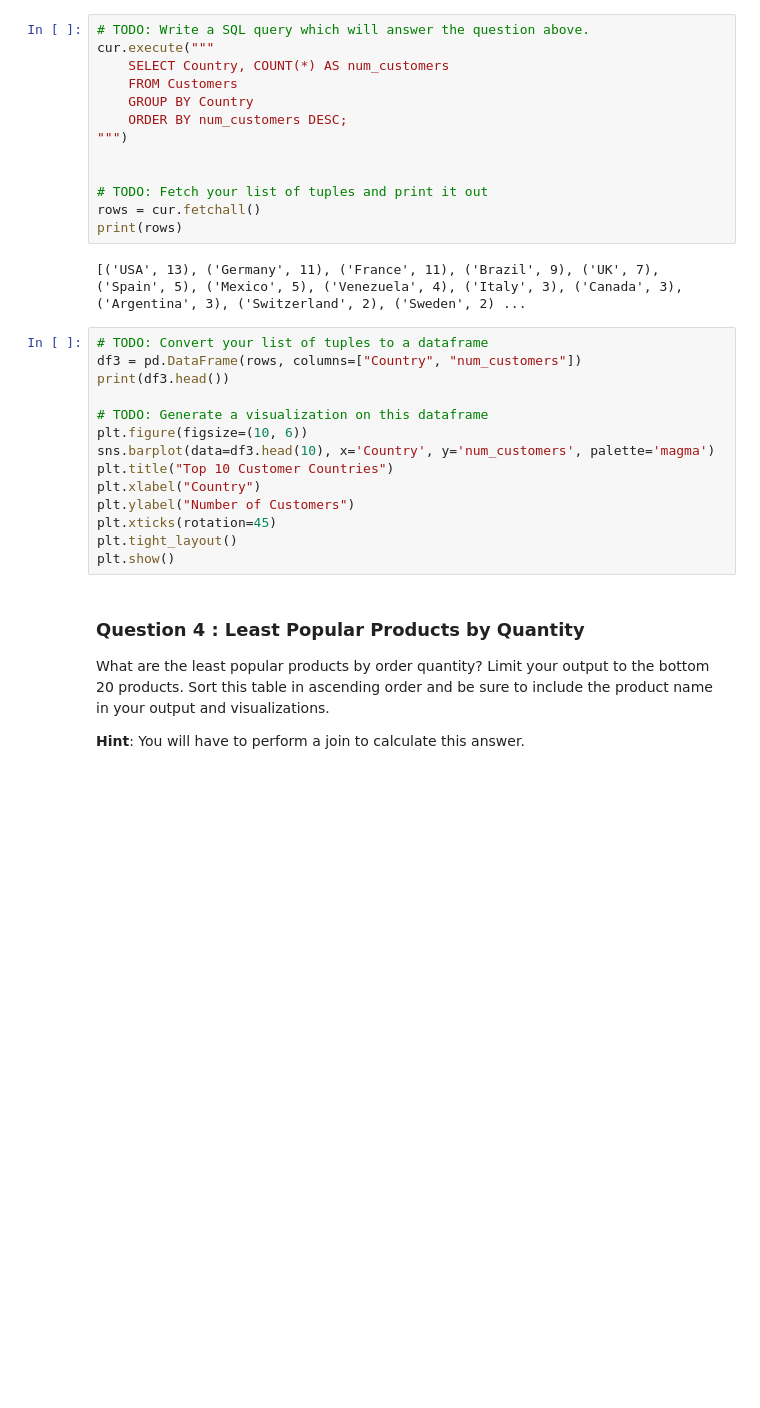
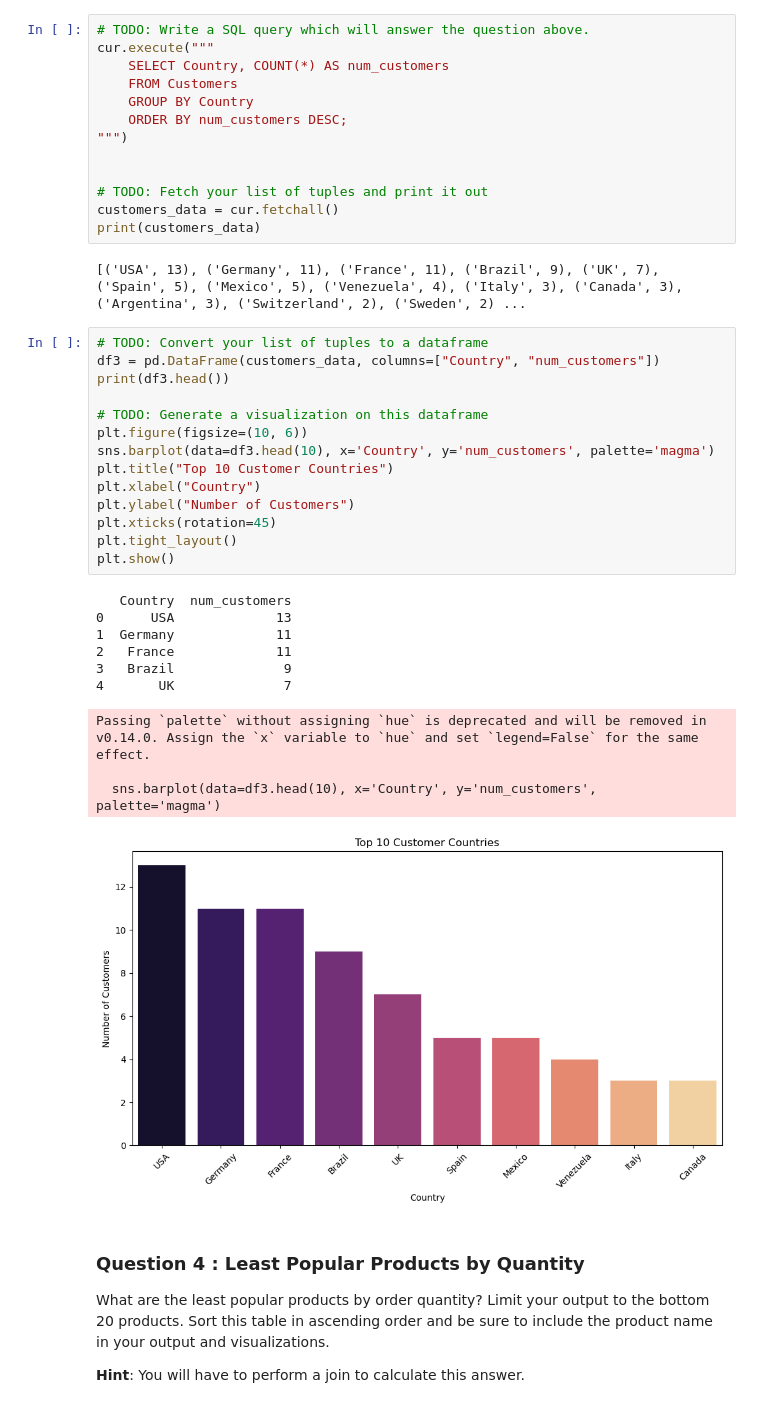
Before and after one commit to Dbell14/Adhoc-SQL-report, a Jupyter notebook: adhoc-sql/adhoc_report.ipynb, the cells around one changed output. Cells and saved outputs as stored; diff of their text form; blank space fills up the shorter version.

```diff
--- a/adhoc-sql/adhoc_report.ipynb
+++ b/adhoc-sql/adhoc_report.ipynb
@@ -110,24 +107,35 @@ cur.execute("""
 
 
 # TODO: Fetch your list of tuples and print it out
-rows = cur.fetchall()
-print(rows)
+customers_data = cur.fetchall()
+print(customers_data)
 # %% [output]
 [('USA', 13), ('Germany', 11), ('France', 11), ('Brazil', 9), ('UK', 7), ('Spain', 5), ('Mexico', 5), ('Venezuela', 4), ('Italy', 3), ('Canada', 3), ('Argentina', 3), ('Switzerland', 2), ('Sweden', 2) ...
 # %%
 # TODO: Convert your list of tuples to a dataframe
-df3 = pd.DataFrame(rows, columns=["Country", "num_customers"])
+df3 = pd.DataFrame(customers_data, columns=["Country", "num_customers"])
 print(df3.head())
 
 # TODO: Generate a visualization on this dataframe
 plt.figure(figsize=(10, 6))
 sns.barplot(data=df3.head(10), x='Country', y='num_customers', palette='magma')
 plt.title("Top 10 Customer Countries")
 plt.xlabel("Country")
 plt.ylabel("Number of Customers")
 plt.xticks(rotation=45)
 plt.tight_layout()
 plt.show()
+# %% [output]
+   Country  num_customers
+0      USA             13
+1  Germany             11
+2   France             11
+3   Brazil              9
+4       UK              7
+Passing `palette` without assigning `hue` is deprecated and will be removed in v0.14.0. Assign the `x` variable to `hue` and set `legend=False` for the same effect.
+
+  sns.barplot(data=df3.head(10), x='Country', y='num_customers', palette='magma')
+[figure, added]
 # %% [markdown]
 ### Question 4 : Least Popular Products by Quantity
 
```
Also changed, not shown: parts of 19 cells of this notebook.
